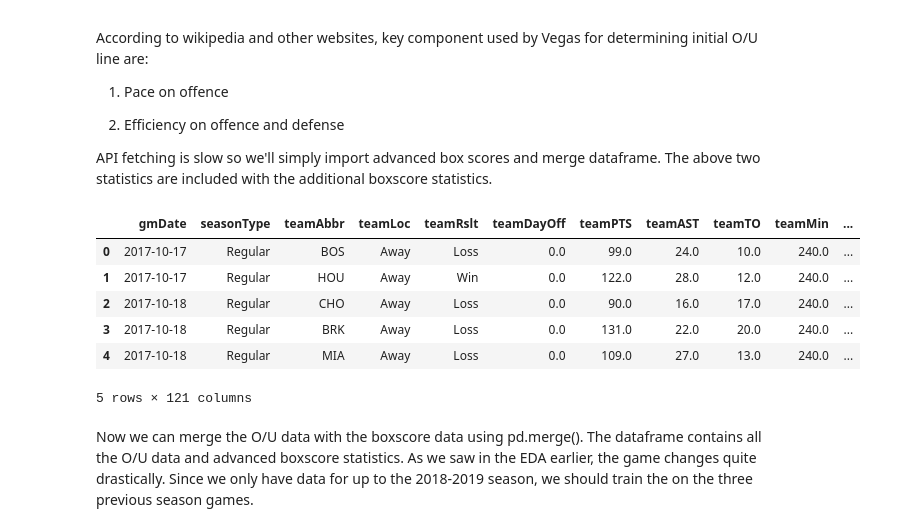
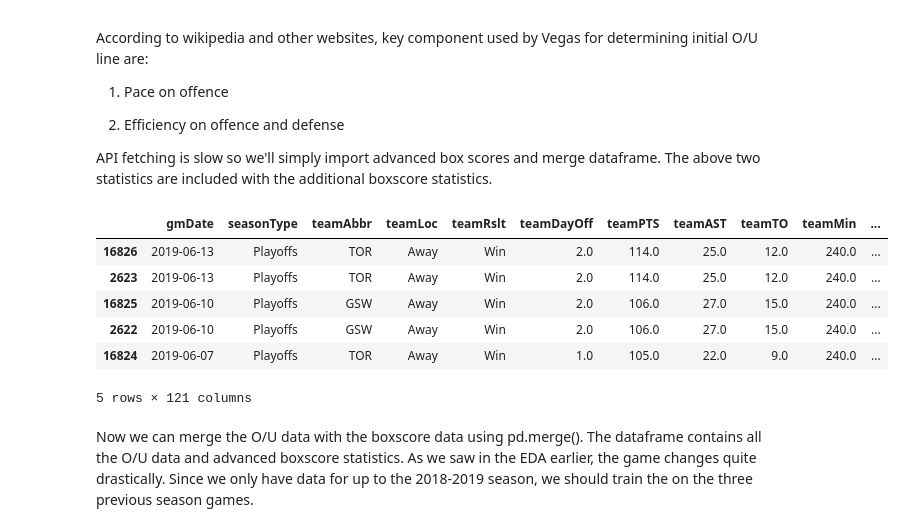
Before and after one commit to geloganu/NBA_Over_Under_Models, a Jupyter notebook: EDA.ipynb, the cells around one changed output. Cells and saved outputs as stored; diff of their text form; code cells hidden in the pictures.

```diff
--- a/EDA.ipynb
+++ b/EDA.ipynb
@@ -163,25 +163,26 @@ API fetching is slow so we'll simply import advanced box scores and merge datafr
 # %%
 path = './boxscore_data/'
 
 files = [filename for filename in os.listdir(path)]
 scores=[]
 
 for file in files:
     temp_scores = pd.read_csv(path+file,index_col=0,parse_dates=True)
     scores.append(temp_scores)
 
 master_boxscore = pd.concat(scores,axis=0)
 master_boxscore = master_boxscore.drop(['season','teamWins','teamLosses'],axis=1)
 master_boxscore.reset_index(inplace=True)
+master_boxscore = master_boxscore.sort_values(by='gmDate',ascending=False)
 
 master_boxscore.head()
 # %% [output]
 |  | gmDate | seasonType | teamAbbr | teamLoc | teamRslt | teamDayOff | teamPTS | teamAST | teamTO | teamMin | ... |
-| 0 | 2017-10-17 | Regular | BOS | Away | Loss | 0.0 | 99.0 | 24.0 | 10.0 | 240.0 | ... |
-| 1 | 2017-10-17 | Regular | HOU | Away | Win | 0.0 | 122.0 | 28.0 | 12.0 | 240.0 | ... |
-| 2 | 2017-10-18 | Regular | CHO | Away | Loss | 0.0 | 90.0 | 16.0 | 17.0 | 240.0 | ... |
-| 3 | 2017-10-18 | Regular | BRK | Away | Loss | 0.0 | 131.0 | 22.0 | 20.0 | 240.0 | ... |
-| 4 | 2017-10-18 | Regular | MIA | Away | Loss | 0.0 | 109.0 | 27.0 | 13.0 | 240.0 | ... |
+| 16826 | 2019-06-13 | Playoffs | TOR | Away | Win | 2.0 | 114.0 | 25.0 | 12.0 | 240.0 | ... |
+| 2623 | 2019-06-13 | Playoffs | TOR | Away | Win | 2.0 | 114.0 | 25.0 | 12.0 | 240.0 | ... |
+| 16825 | 2019-06-10 | Playoffs | GSW | Away | Win | 2.0 | 106.0 | 27.0 | 15.0 | 240.0 | ... |
+| 2622 | 2019-06-10 | Playoffs | GSW | Away | Win | 2.0 | 106.0 | 27.0 | 15.0 | 240.0 | ... |
+| 16824 | 2019-06-07 | Playoffs | TOR | Away | Win | 1.0 | 105.0 | 22.0 | 9.0 | 240.0 | ... |
 5 rows × 121 columns
 # %% [markdown]
 Now we can merge the O/U data with the boxscore data using pd.merge(). The dataframe contains all the O/U data and advanced boxscore statistics. As we saw in the EDA earlier, the game changes quite drastically. Since we only have data for up to the 2018-2019 season, we should train the on the three previous season games.
```
Also changed, not shown: parts of 9 cells of this notebook, 9 other files.
